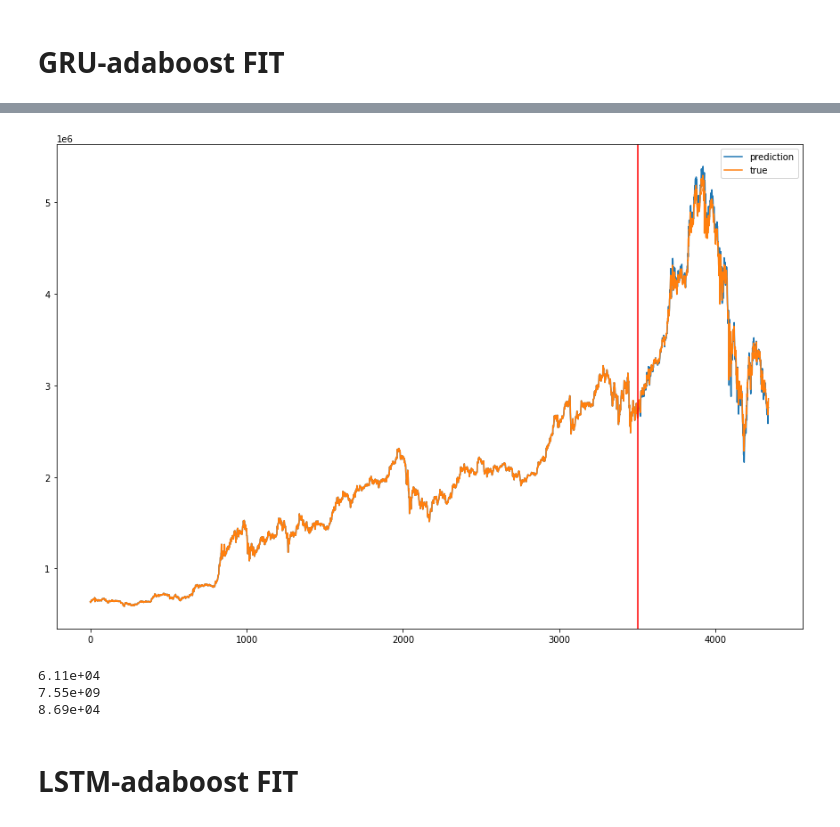
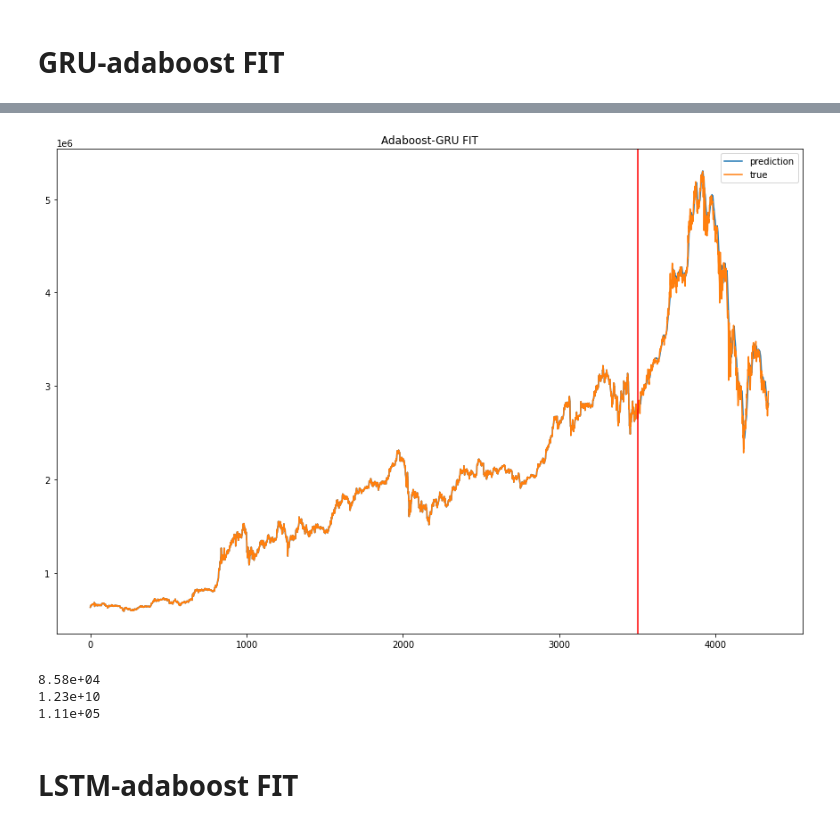
Before and after one commit to raqoon886/crypto_prediction, a Jupyter notebook: Adaboost-GRU_crypto.ipynb, the cells around one changed output, grey strips where cells are left out. Saved outputs shown, nothing was run; the diff lists cells and outputs as text; code cells hidden in the pictures.

```diff
--- a/Adaboost-GRU_crypto.ipynb
+++ b/Adaboost-GRU_crypto.ipynb
@@ -53,7 +54,7 @@ plt.plot(mydf['open'])
 def preprocess(series, window_size=None, scaling=True):
 
     if window_size!=None:
-        array = series.rolling(window_size, min_periods=0).mean()
+        series = series.rolling(window_size, min_periods=0).mean()
     array = np.array(series)
 
     if scaling==True:
@@ -136,11 +137,12 @@ preds_series = np.hstack([mydf['open'][:-len(preds)], preds.squeeze(1)])
 # %%
 plt.plot(preds_series, label='prediction')
 plt.plot(mydf['open'], label='true')
 plt.axvline(x=len(mydf['open'])-len(preds), color='r')
 plt.legend()
+plt.title('Adaboost-GRU FIT')
 plt.show()
 # %% [output]
-[figure, old version]
+[figure, new version]
 # %%
 y_true = mydf['open'][-len(preds):]
 y_pred = preds.squeeze(1)
@@ -149,9 +151,9 @@ print(MAE(y_true, y_pred))
 print(MSE(y_true, y_pred))
 print(RMSE(y_true, y_pred))
 # %% [output]
-6.11e+04
-7.55e+09
-8.69e+04
+8.58e+04
+1.23e+10
+1.11e+05
 # %% [markdown]
 # LSTM-adaboost FIT
 # %%
```
Also changed, not shown: parts of 12 cells of this notebook.
